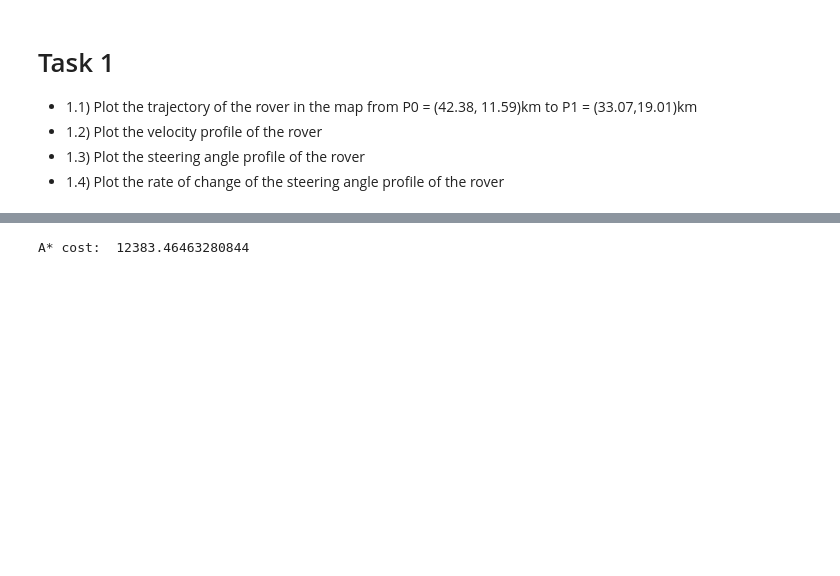
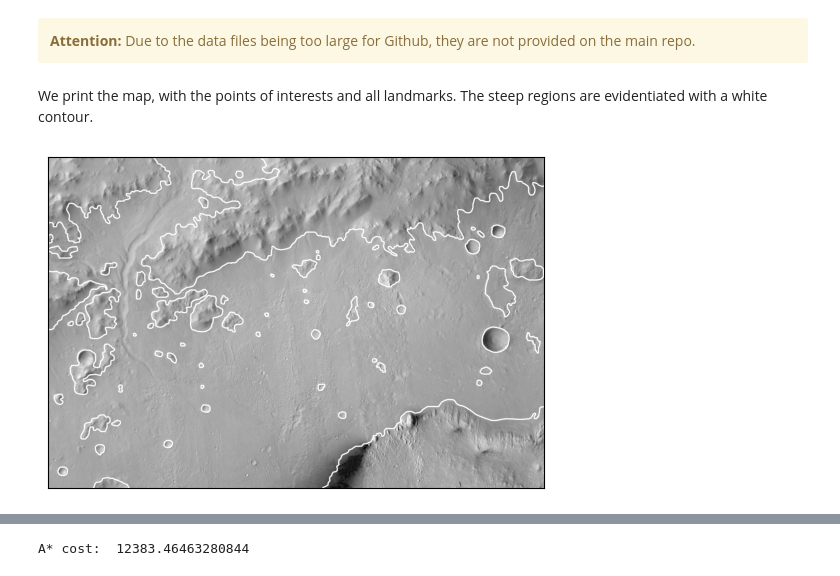
Before and after one commit to Meoli96/Robotic-pathfinding, a Jupyter notebook: main.ipynb, the cells around one changed output, grey strips where cells are left out. Cells and saved outputs as stored; diff of their text form; code cells hidden in the pictures; blank space fills up the shorter version.

```diff
--- a/main.ipynb
+++ b/main.ipynb
@@ -23 +52,5 @@ LAxis = 3; # [m] length of the rover wheel axis
+# %% [markdown]
+<div class="alert alert-block alert-warning">
+<b>Attention:</b> Due to the data files being too large for Github, they are not provided on the main repo.
+</div>
 # %%
@@ -49,6 +84,6 @@ mars_grid = Grid(xlim = 45000, ylim = 30000, res = 10,
-# %% [markdown]
-# Task 1
-- 1.1) Plot the trajectory of the rover in the map from P0 = (42.38, 11.59)km to P1 = (33.07,19.01)km
-- 1.2) Plot the velocity profile of the rover
-- 1.3) Plot the steering angle profile of the rover
-- 1.4) Plot the rate of change of the steering angle profile of the rover
+# %% [markdown]
+We print the map, with the points of interests and all landmarks. The steep regions are evidentiated with a white contour.
+# %%
+mars_grid.plot()
+# %% [output]
+[figure, added]
```
Also changed, not shown: parts of 24 cells of this notebook, 4 other files.
